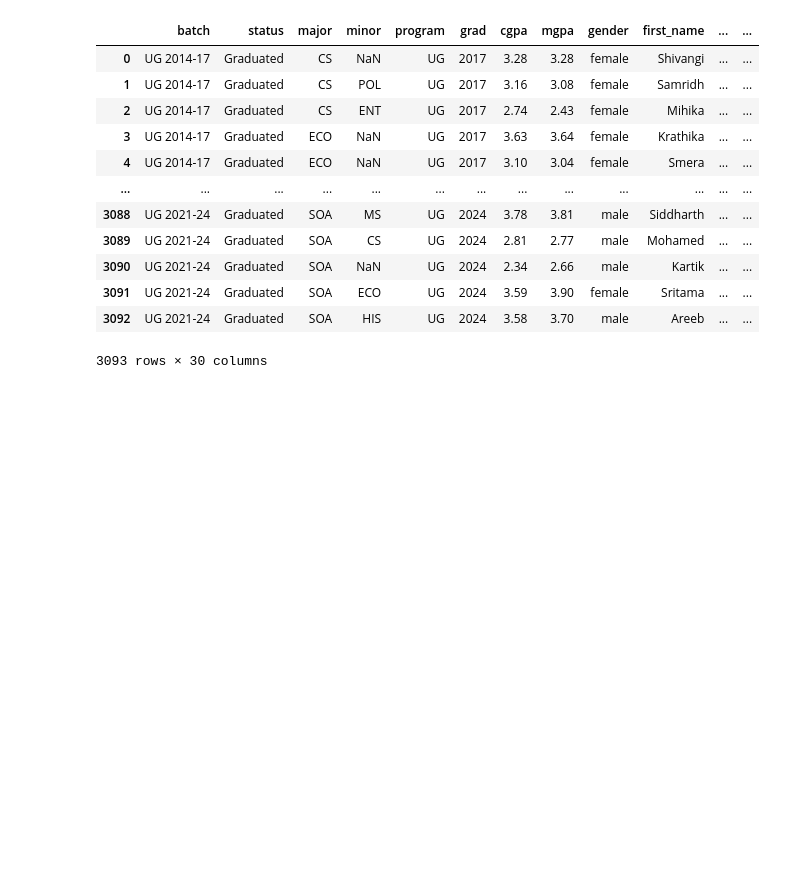
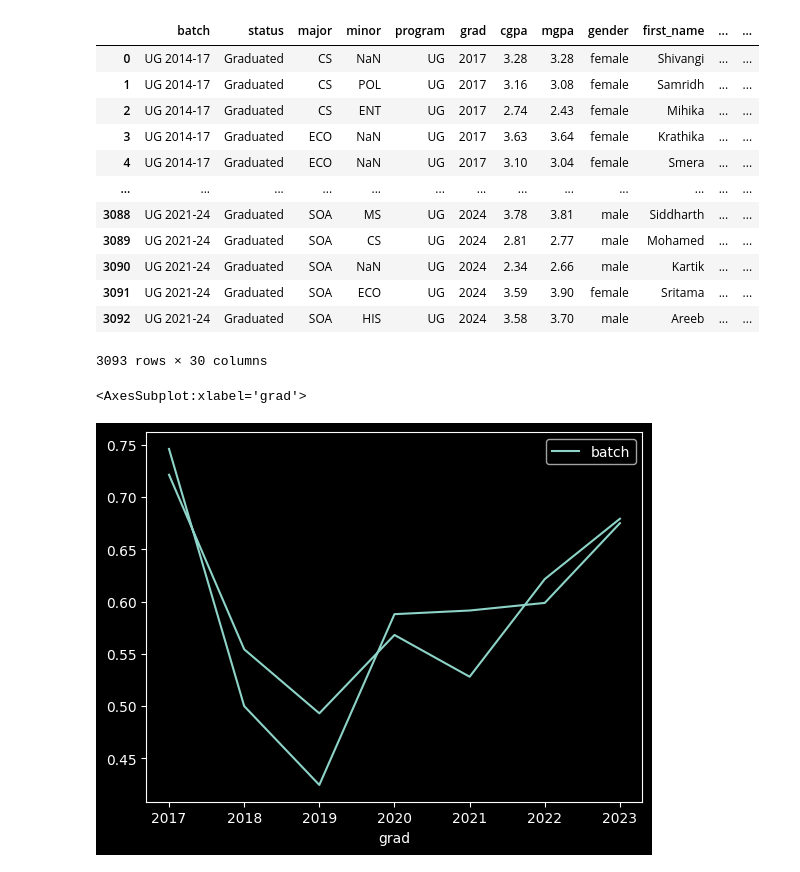
Before and after one commit to kkkarnav/ashokaDemo, a Jupyter notebook: 4_analyse_students.ipynb, the cells around one changed output. Saved outputs shown, nothing was run; the diff lists cells and outputs as text; code cells hidden in the pictures; blank space fills up the shorter version.

```diff
--- a/4_analyse_students.ipynb
+++ b/4_analyse_students.ipynb
@@ -781,3 +781,8 @@ gendered_people.drop(["email", "id", "name_x", "email_ug", "id_ug", "name_y", "e
 | 3091 | UG 2021-24 | Graduated | SOA | ECO | UG | 2024 | 3.59 | 3.90 | female | Sritama | ... | ... |
 | 3092 | UG 2021-24 | Graduated | SOA | HIS | UG | 2024 | 3.58 | 3.70 | male | Areeb | ... | ... |
 3093 rows × 30 columns
+# %%
+(gendered_people[gendered_people["batch_asp"].notna()].groupby(["gender", "grad"])["batch"].count() / gendered_people.groupby(["gender", "grad"])["batch"].count()).reset_index().plot(y="batch", x="grad")
+# %% [output]
+<AxesSubplot:xlabel='grad'>
+[figure, added]
```
Also changed, not shown: parts of 3 cells of this notebook, 3 other files.
